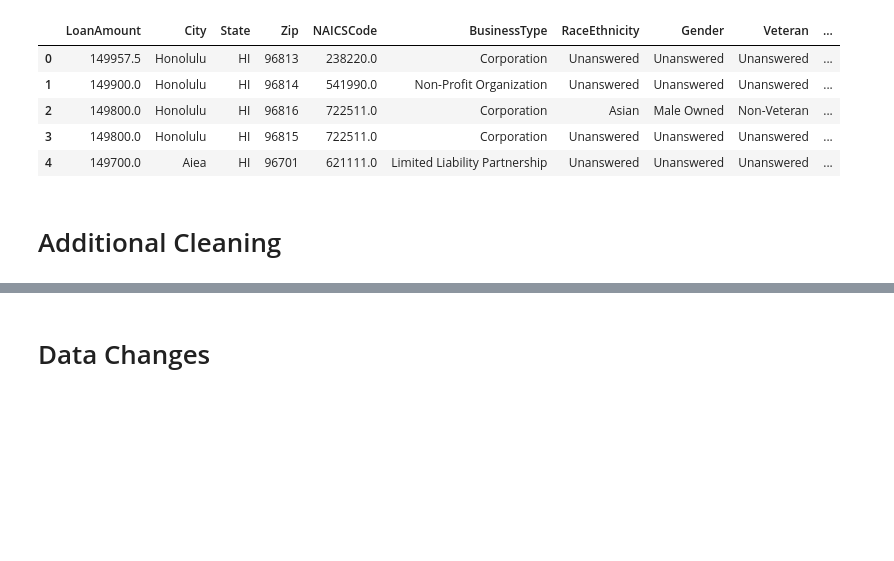
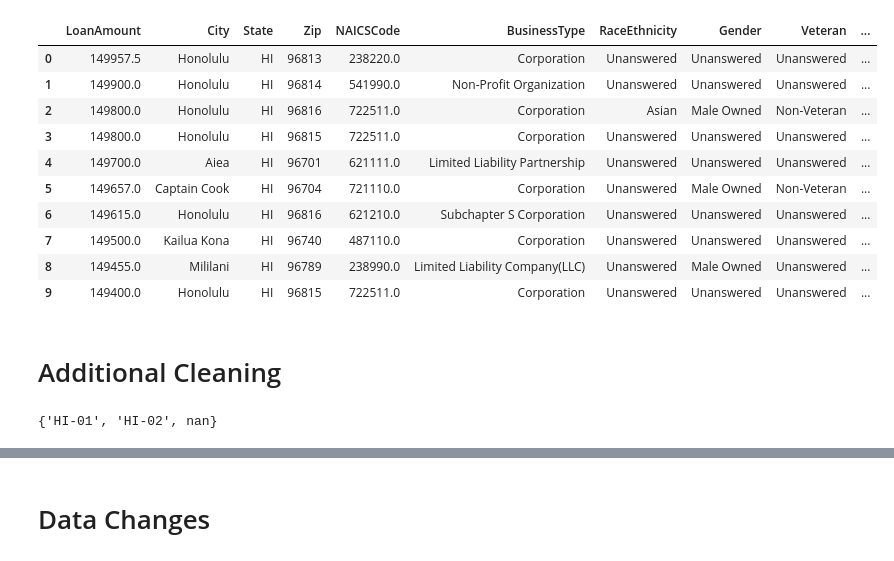
Before and after one commit to trebula/cs-513-final-project, a Jupyter notebook: PythonCleaningScript.ipynb, the cells around one changed output, grey strips where cells are left out. Drawn from its saved outputs; the diff is of its cells as text; code cells hidden in the pictures; blank space fills up the shorter version.

```diff
--- a/PythonCleaningScript.ipynb
+++ b/PythonCleaningScript.ipynb
@@ -4,16 +4,24 @@ import numpy as np
 from pandasql import sqldf
 pysqldf = lambda q: sqldf(q, globals())
 # %%
-df = pd.read_csv('data/ppp_data_after_openrefine.csv')
-original_df = pd.read_csv('data/ppp_data.csv')
+na_values = {
+    'JobsReported': ['']  # add more columns or values if needed
+}
+df = pd.read_csv('data/ppp_data_after_openrefine.csv', na_values=na_values)
+original_df = pd.read_csv('data/ppp_data.csv', na_values=na_values)
 # %%
-df.head()
+df.head(10)
 # %% [output]
 |  | LoanAmount | City | State | Zip | NAICSCode | BusinessType | RaceEthnicity | Gender | Veteran | ... |
 | 0 | 149957.5 | Honolulu | HI | 96813 | 238220.0 | Corporation | Unanswered | Unanswered | Unanswered | ... |
 | 1 | 149900.0 | Honolulu | HI | 96814 | 541990.0 | Non-Profit Organization | Unanswered | Unanswered | Unanswered | ... |
 | 2 | 149800.0 | Honolulu | HI | 96816 | 722511.0 | Corporation | Asian | Male Owned | Non-Veteran | ... |
 | 3 | 149800.0 | Honolulu | HI | 96815 | 722511.0 | Corporation | Unanswered | Unanswered | Unanswered | ... |
 | 4 | 149700.0 | Aiea | HI | 96701 | 621111.0 | Limited Liability Partnership | Unanswered | Unanswered | Unanswered | ... |
+| 5 | 149657.0 | Captain Cook | HI | 96704 | 721110.0 | Corporation | Unanswered | Male Owned | Non-Veteran | ... |
+| 6 | 149615.0 | Honolulu | HI | 96816 | 621210.0 | Subchapter S Corporation | Unanswered | Unanswered | Unanswered | ... |
+| 7 | 149500.0 | Kailua Kona | HI | 96740 | 487110.0 | Corporation | Unanswered | Unanswered | Unanswered | ... |
+| 8 | 149455.0 | Mililani | HI | 96789 | 238990.0 | Limited Liability Company(LLC) | Unanswered | Male Owned | Unanswered | ... |
+| 9 | 149400.0 | Honolulu | HI | 96815 | 722511.0 | Corporation | Unanswered | Unanswered | Unanswered | ... |
 # %% [markdown]
 # Additional Cleaning
@@ -46,0 +45,6 @@ df = df.dropna()
+# %%
+# Change the single 'OR-02' value in the CD column to NaN
+df.loc[df.CD == 'OR-02', 'CD'] = np.nan
+set(df['CD'])
+# %% [output]
+{'HI-01', 'HI-02', nan}
```
Also changed, not shown: parts of 12 cells of this notebook, 14 other files.
